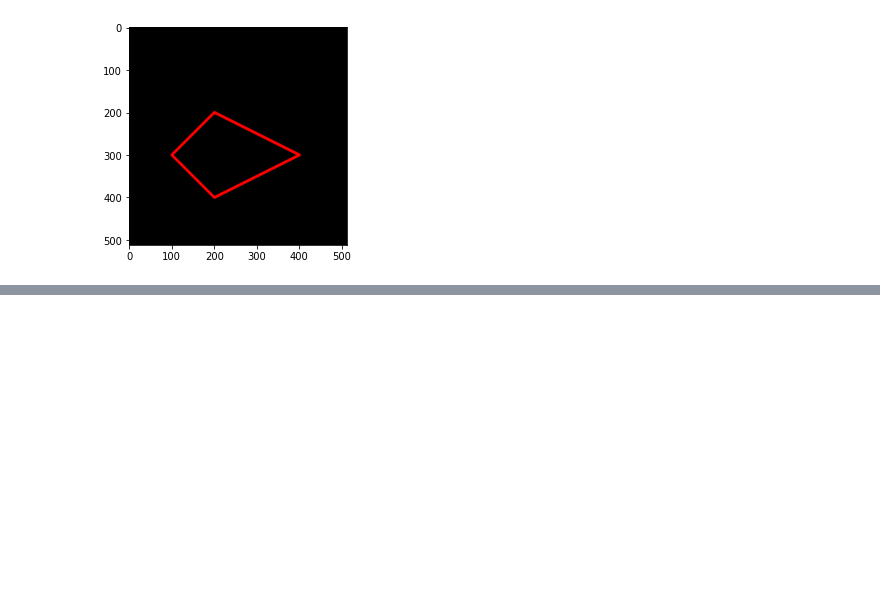
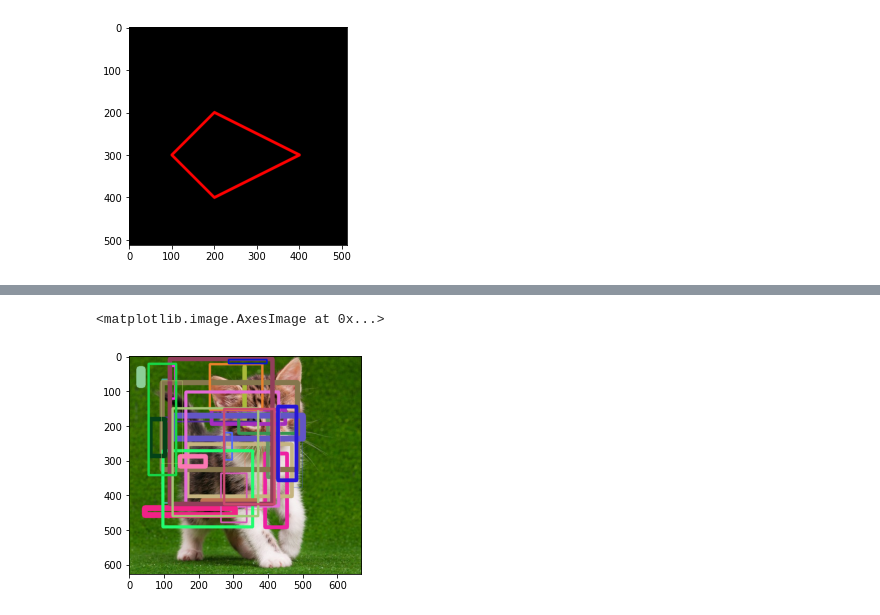
Before and after one commit to abdullohn/PCVK_Genap_20-21, a Jupyter notebook: week2.ipynb, the cells around one changed output, grey strips where cells are left out. Cells and saved outputs as stored; diff of their text form; code cells hidden in the pictures; blank space fills up the shorter version.

```diff
--- a/week2.ipynb
+++ b/week2.ipynb
@@ -129,0 +151,13 @@ plt.imshow(black_img2)
+# %%
+import random
+for y in range(5):
+  pt1 = (random.randint(0,500), random.randint(0,500))
+  pt2 = (random.randint(0,500), random.randint(0,500))
+  color = (random.randint(0,255),random.randint(0,255),random.randint(0,255))
+  thickness = random.randint(1,15)
+  cv.rectangle(img3,pt1,pt2,color,thickness)
+
+plt.imshow(img3)
+# %% [output]
+<matplotlib.image.AxesImage at 0x...>
+[figure, added]
```
Also changed, not shown: parts of 5 cells of this notebook.
